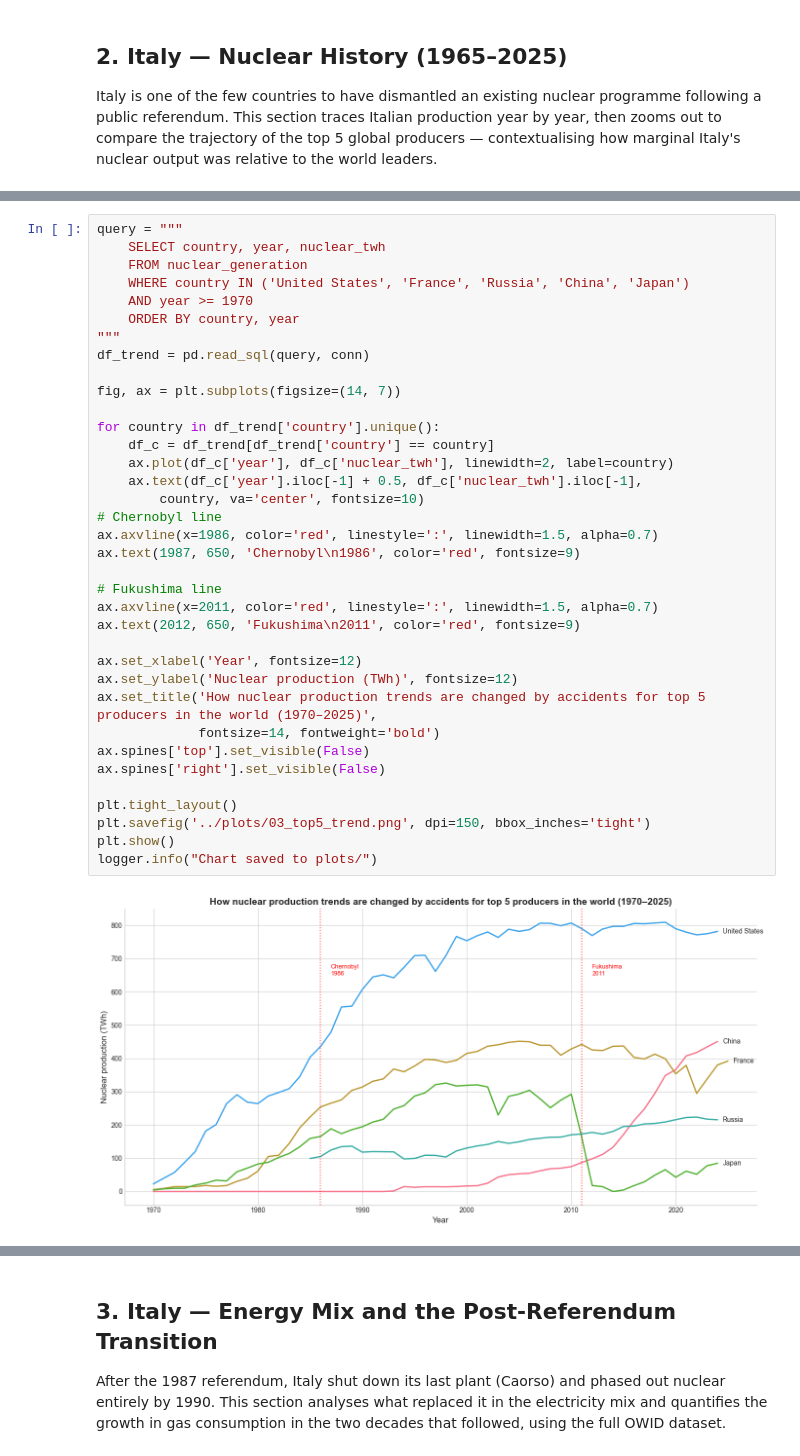
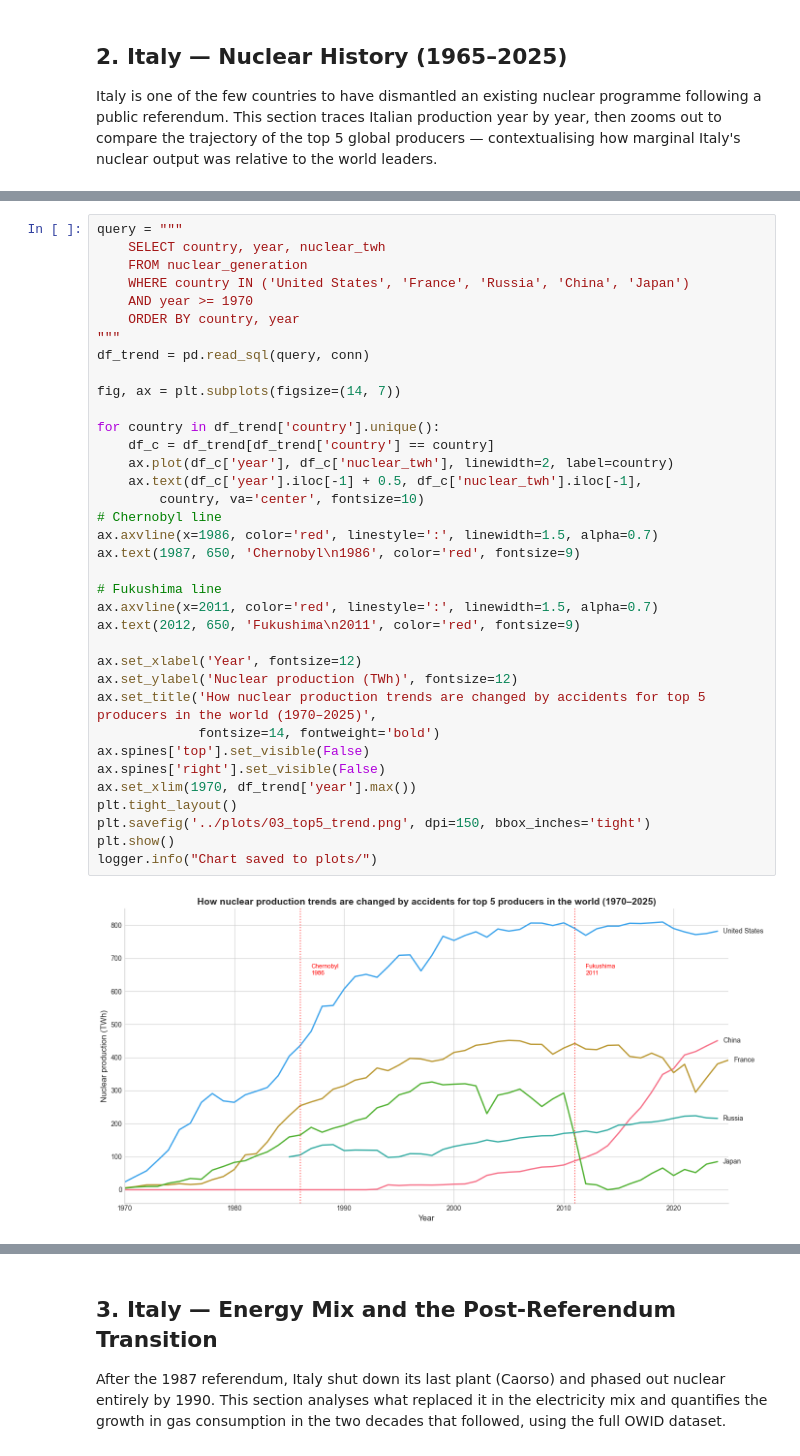
Before and after one commit to giuseppe-vigliotti/nuclear-data-analysis, a Jupyter notebook: notebooks/02_visualizations.ipynb, the cells around one changed output, grey strips where cells are left out. Drawn from its saved outputs; the diff is of its cells as text.

```diff
--- a/notebooks/02_visualizations.ipynb
+++ b/notebooks/02_visualizations.ipynb
@@ -142,32 +142,32 @@ query = """
     ORDER BY country, year
 """
 df_trend = pd.read_sql(query, conn)
 
 fig, ax = plt.subplots(figsize=(14, 7))
 
 for country in df_trend['country'].unique():
     df_c = df_trend[df_trend['country'] == country]
     ax.plot(df_c['year'], df_c['nuclear_twh'], linewidth=2, label=country)
     ax.text(df_c['year'].iloc[-1] + 0.5, df_c['nuclear_twh'].iloc[-1],
         country, va='center', fontsize=10)
 # Chernobyl line
 ax.axvline(x=1986, color='red', linestyle=':', linewidth=1.5, alpha=0.7)
 ax.text(1987, 650, 'Chernobyl\n1986', color='red', fontsize=9)
 
 # Fukushima line
 ax.axvline(x=2011, color='red', linestyle=':', linewidth=1.5, alpha=0.7)
 ax.text(2012, 650, 'Fukushima\n2011', color='red', fontsize=9)
 
 ax.set_xlabel('Year', fontsize=12)
 ax.set_ylabel('Nuclear production (TWh)', fontsize=12)
 ax.set_title('How nuclear production trends are changed by accidents for top 5 producers in the world (1970–2025)',
              fontsize=14, fontweight='bold')
 ax.spines['top'].set_visible(False)
 ax.spines['right'].set_visible(False)
-
+ax.set_xlim(1970, df_trend['year'].max())
 plt.tight_layout()
 plt.savefig('../plots/03_top5_trend.png', dpi=150, bbox_inches='tight')
 plt.show()
 logger.info("Chart saved to plots/")
 # %% [output]
-[figure, old version]
+[figure, new version]
```
Also changed, not shown: parts of 27 cells of this notebook, 7 other files.
